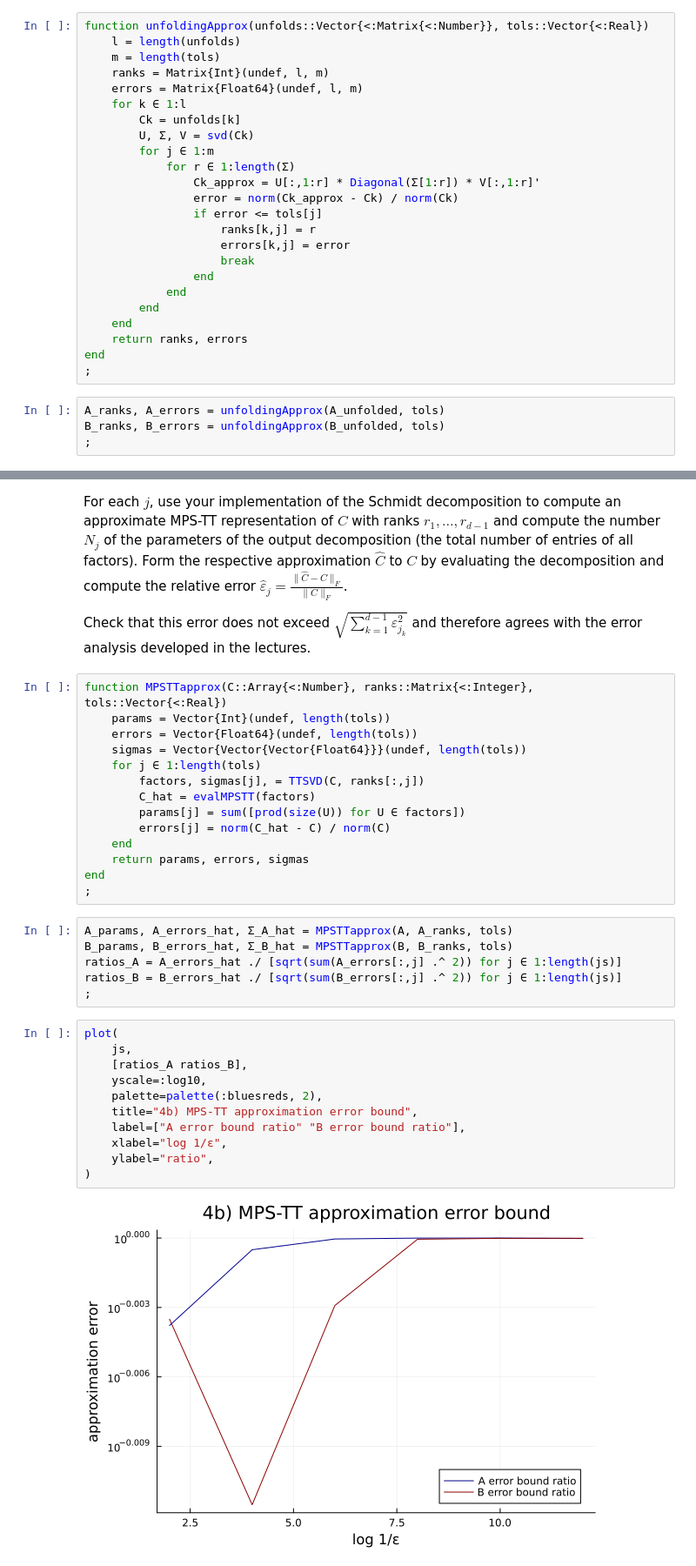
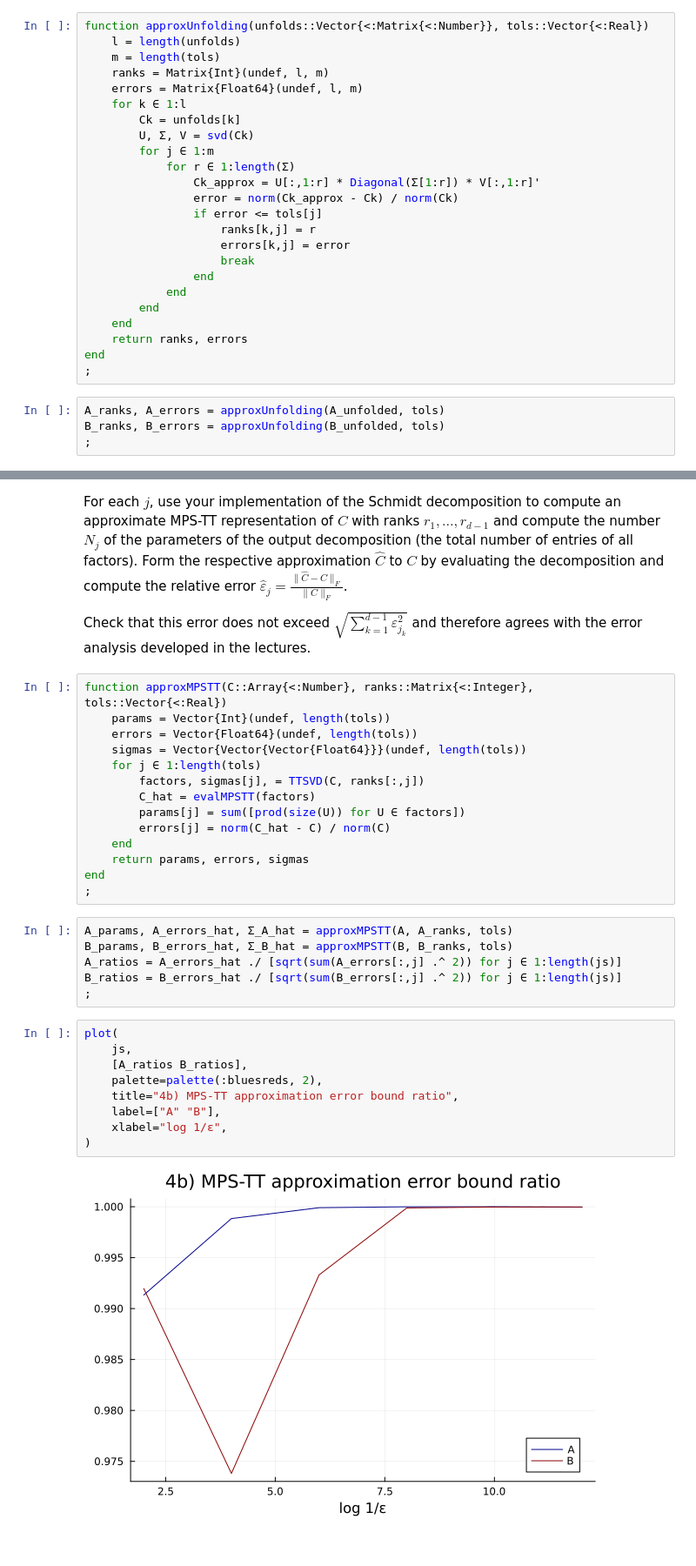
Before and after one commit to maxstollmayer/Tensor-Methods, a Jupyter notebook: hw05_stollmayer.ipynb, the cells around one changed output, grey strips where cells are left out. Shown at 87% size. Drawn from its saved outputs; the diff is of its cells as text.

```diff
--- a/hw05_stollmayer.ipynb
+++ b/hw05_stollmayer.ipynb
@@ -214,7 +211,7 @@ js = 2:2:12
 tols = exp10.(-1 .* js)
 ;
 # %%
-function unfoldingApprox(unfolds::Vector{<:Matrix{<:Number}}, tols::Vector{<:Real})
+function approxUnfolding(unfolds::Vector{<:Matrix{<:Number}}, tols::Vector{<:Real})
     l = length(unfolds)
     m = length(tols)
     ranks = Matrix{Int}(undef, l, m)
@@ -238,8 +235,8 @@ function unfoldingApprox(unfolds::Vector{<:Matrix{<:Number}}, tols::Vector{<:Rea
 end
 ;
 # %%
-A_ranks, A_errors = unfoldingApprox(A_unfolded, tols)
-B_ranks, B_errors = unfoldingApprox(B_unfolded, tols)
+A_ranks, A_errors = approxUnfolding(A_unfolded, tols)
+B_ranks, B_errors = approxUnfolding(B_unfolded, tols)
 ;
 # %%
 plot([], [],
@@ -271,7 +273,7 @@ For each $j$, use your implementation of the Schmidt decomposition to compute an
 
 Check that this error does not exceed $\sqrt{\sum_{k=1}^{d-1} \varepsilon_{j_k}^2}$ and therefore agrees with the error analysis developed in the lectures.
 # %%
-function MPSTTapprox(C::Array{<:Number}, ranks::Matrix{<:Integer}, tols::Vector{<:Real})
+function approxMPSTT(C::Array{<:Number}, ranks::Matrix{<:Integer}, tols::Vector{<:Real})
     params = Vector{Int}(undef, length(tols))
     errors = Vector{Float64}(undef, length(tols))
     sigmas = Vector{Vector{Vector{Float64}}}(undef, length(tols))
@@ -285,21 +287,19 @@ function MPSTTapprox(C::Array{<:Number}, ranks::Matrix{<:Integer}, tols::Vector{
 end
 ;
 # %%
-A_params, A_errors_hat, Σ_A_hat = MPSTTapprox(A, A_ranks, tols)
-B_params, B_errors_hat, Σ_B_hat = MPSTTapprox(B, B_ranks, tols)
-ratios_A = A_errors_hat ./ [sqrt(sum(A_errors[:,j] .^ 2)) for j ∈ 1:length(js)]
-ratios_B = B_errors_hat ./ [sqrt(sum(B_errors[:,j] .^ 2)) for j ∈ 1:length(js)]
+A_params, A_errors_hat, Σ_A_hat = approxMPSTT(A, A_ranks, tols)
+B_params, B_errors_hat, Σ_B_hat = approxMPSTT(B, B_ranks, tols)
+A_ratios = A_errors_hat ./ [sqrt(sum(A_errors[:,j] .^ 2)) for j ∈ 1:length(js)]
+B_ratios = B_errors_hat ./ [sqrt(sum(B_errors[:,j] .^ 2)) for j ∈ 1:length(js)]
 ;
 # %%
 plot(
     js,
-    [ratios_A ratios_B],
-    yscale=:log10,
+    [A_ratios B_ratios],
     palette=palette(:bluesreds, 2),
-    title="4b) MPS-TT approximation error bound",
-    label=["A error bound ratio" "B error bound ratio"],
+    title="4b) MPS-TT approximation error bound ratio",
+    label=["A" "B"],
     xlabel="log 1/ε",
-    ylabel="ratio",
 )
 # %% [output]
-[figure, old version]
+[figure, new version]
```
Also changed, not shown: parts of 14 cells of this notebook.
